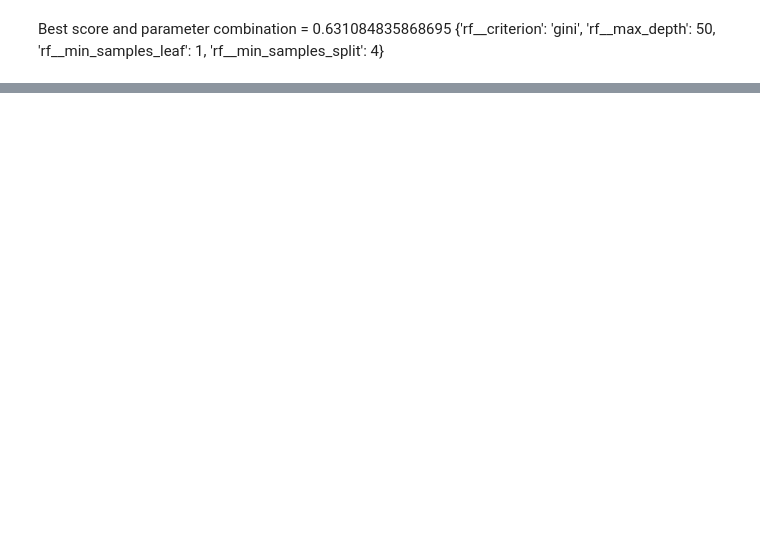
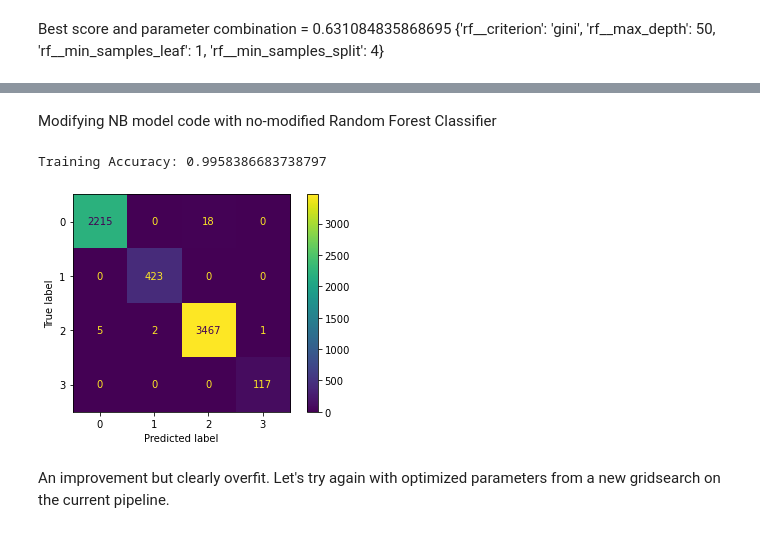
Before and after one commit to cjunhyuk/Apple-Google-Sentiment-Analysis, a Jupyter notebook: EDA.ipynb, the cells around one changed output, grey strips where cells are left out. Saved outputs shown, nothing was run; the diff lists cells and outputs as text; code cells hidden in the pictures; blank space fills up the shorter version.

```diff
--- a/EDA.ipynb
+++ b/EDA.ipynb
@@ -447,0 +468,24 @@ Training Accuracy: 0.642822851656265
+# %% [markdown]
+Modifying NB model code with no-modified Random Forest Classifier
+# %%
+
+
+rf_basic_cv = imbpipeline(steps=[
+    ('preprocess', CountVectorizer()),
+    ('SMOTE', SMOTE(sampling_strategy = 'minority', random_state = 42)),
+    ('rf', RandomForestClassifier(random_state=42))
+
+])
+
+rf_basic_cv.fit(X_t, y_t)
+preds = rf_basic_cv.predict(X_t)
+print("Training Accuracy:", rf_basic_cv.score(X_t, y_t))
+
+cm_rf_basic = confusion_matrix(y_t, preds)
+cm_rf_display = ConfusionMatrixDisplay(cm_rf_basic)
+cm_rf_display.plot();
+# %% [output]
+Training Accuracy: 0.9958386683738797
+[figure, added]
+# %% [markdown]
+An improvement but clearly overfit. Let's try again with optimized parameters from a new gridsearch on the current pipeline.
```
Also changed, not shown: parts of 9 cells of this notebook.
